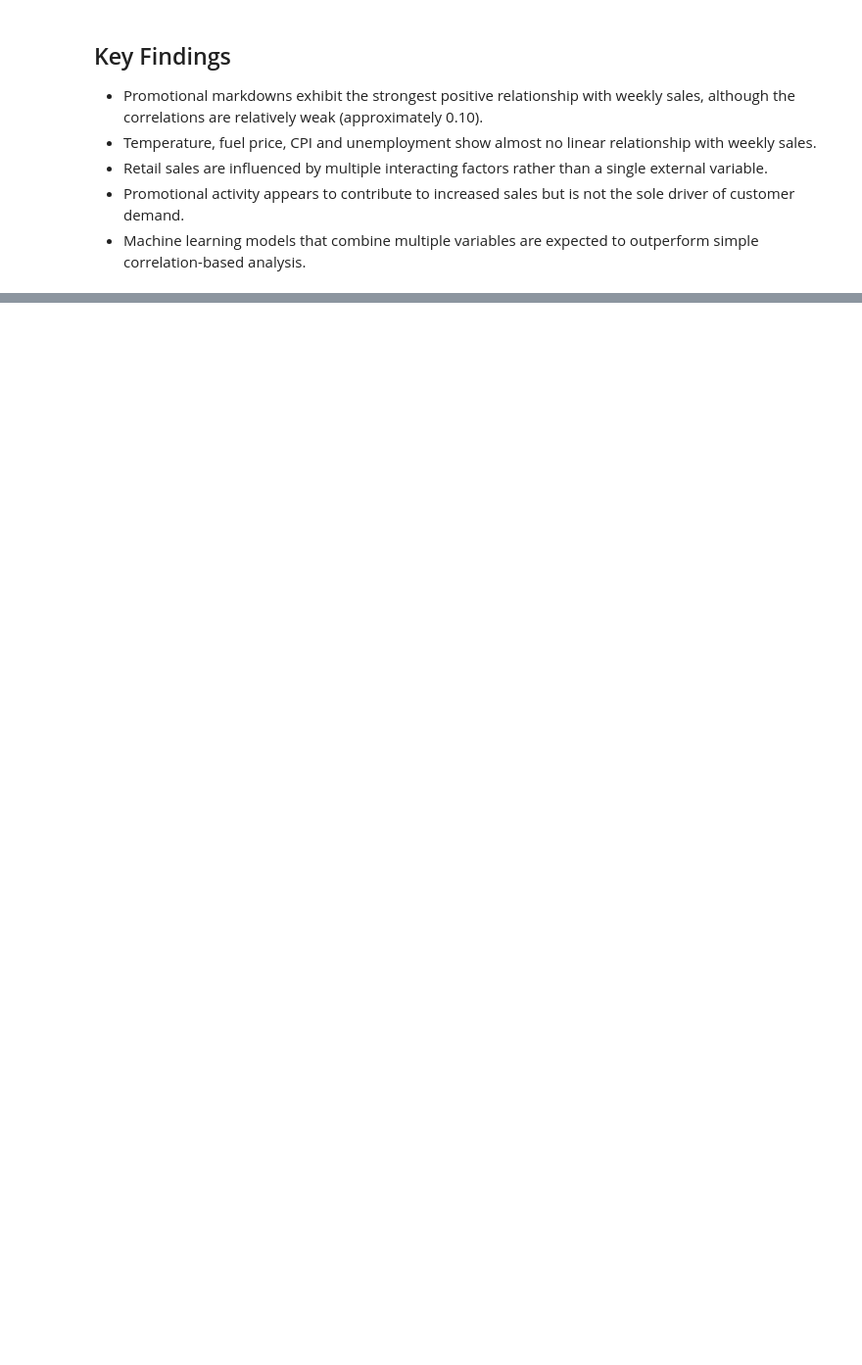
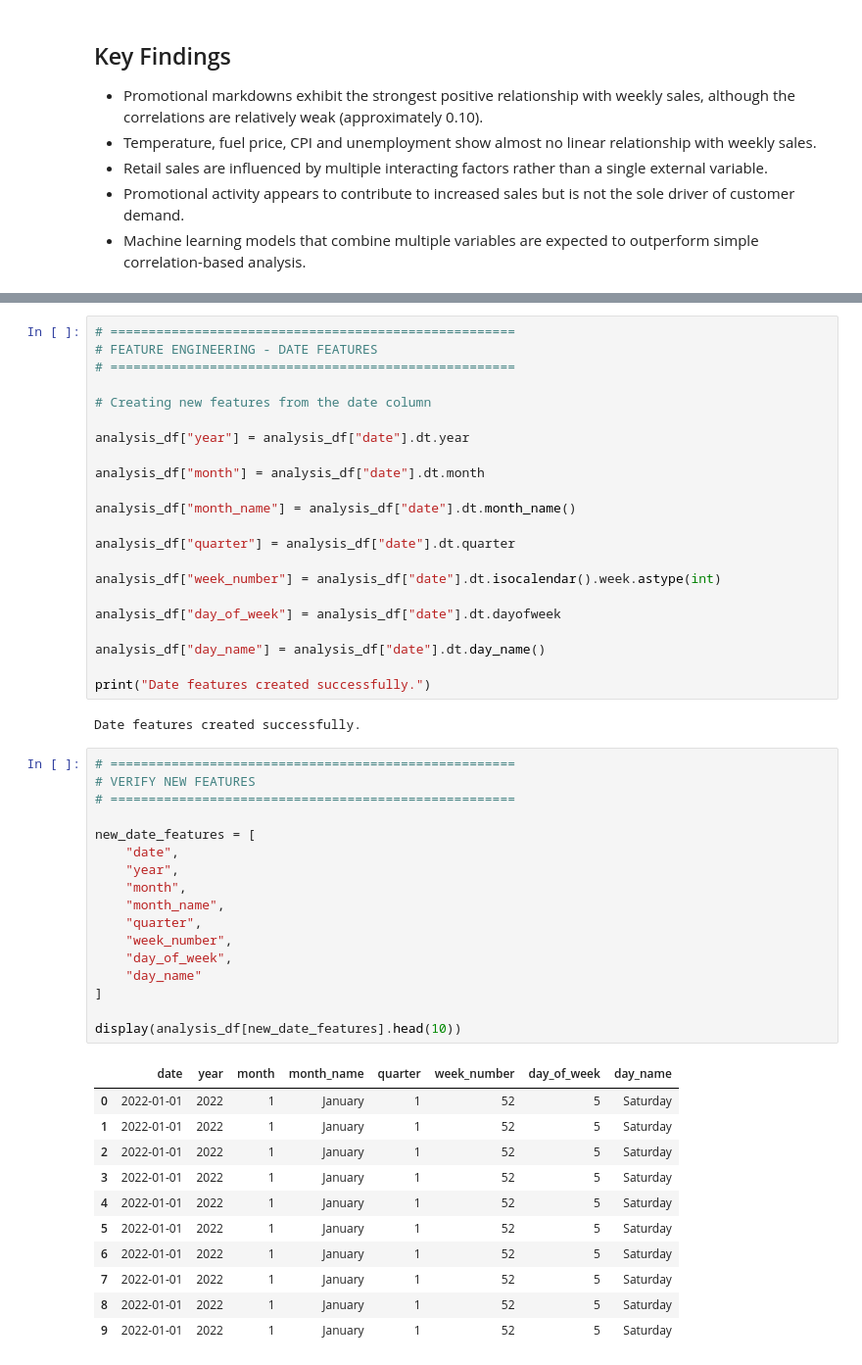
Before and after one commit to DevashishVidhate/Retail-Supply-Chain-Analytics, a Jupyter notebook: notebooks/EDA.ipynb, the cells around one changed output, grey strips where cells are left out. Shown at 98% size. Drawn from its saved outputs; the diff is of its cells as text; blank space fills up the shorter version.

Commit message:
Complete initial Feature Engineering

```diff
--- a/notebooks/EDA.ipynb
+++ b/notebooks/EDA.ipynb
@@ -1948,0 +1964,53 @@ display(external_factors.describe())
+# %%
+# =====================================================
+# FEATURE ENGINEERING - DATE FEATURES
+# =====================================================
+
+# Creating new features from the date column
+
+analysis_df["year"] = analysis_df["date"].dt.year
+
+analysis_df["month"] = analysis_df["date"].dt.month
+
+analysis_df["month_name"] = analysis_df["date"].dt.month_name()
+
+analysis_df["quarter"] = analysis_df["date"].dt.quarter
+
+analysis_df["week_number"] = analysis_df["date"].dt.isocalendar().week.astype(int)
+
+analysis_df["day_of_week"] = analysis_df["date"].dt.dayofweek
+
+analysis_df["day_name"] = analysis_df["date"].dt.day_name()
+
+print("Date features created successfully.")
+# %% [output]
+Date features created successfully.
+# %%
+# =====================================================
+# VERIFY NEW FEATURES
+# =====================================================
+
+new_date_features = [
+    "date",
+    "year",
+    "month",
+    "month_name",
+    "quarter",
+    "week_number",
+    "day_of_week",
+    "day_name"
+]
+
+display(analysis_df[new_date_features].head(10))
+# %% [output]
+|  | date | year | month | month_name | quarter | week_number | day_of_week | day_name |
+| 0 | 2022-01-01 | 2022 | 1 | January | 1 | 52 | 5 | Saturday |
+| 1 | 2022-01-01 | 2022 | 1 | January | 1 | 52 | 5 | Saturday |
+| 2 | 2022-01-01 | 2022 | 1 | January | 1 | 52 | 5 | Saturday |
+| 3 | 2022-01-01 | 2022 | 1 | January | 1 | 52 | 5 | Saturday |
+| 4 | 2022-01-01 | 2022 | 1 | January | 1 | 52 | 5 | Saturday |
+| 5 | 2022-01-01 | 2022 | 1 | January | 1 | 52 | 5 | Saturday |
+| 6 | 2022-01-01 | 2022 | 1 | January | 1 | 52 | 5 | Saturday |
+| 7 | 2022-01-01 | 2022 | 1 | January | 1 | 52 | 5 | Saturday |
+| 8 | 2022-01-01 | 2022 | 1 | January | 1 | 52 | 5 | Saturday |
+| 9 | 2022-01-01 | 2022 | 1 | January | 1 | 52 | 5 | Saturday |
```
Also changed, not shown: parts of 29 cells of this notebook.
